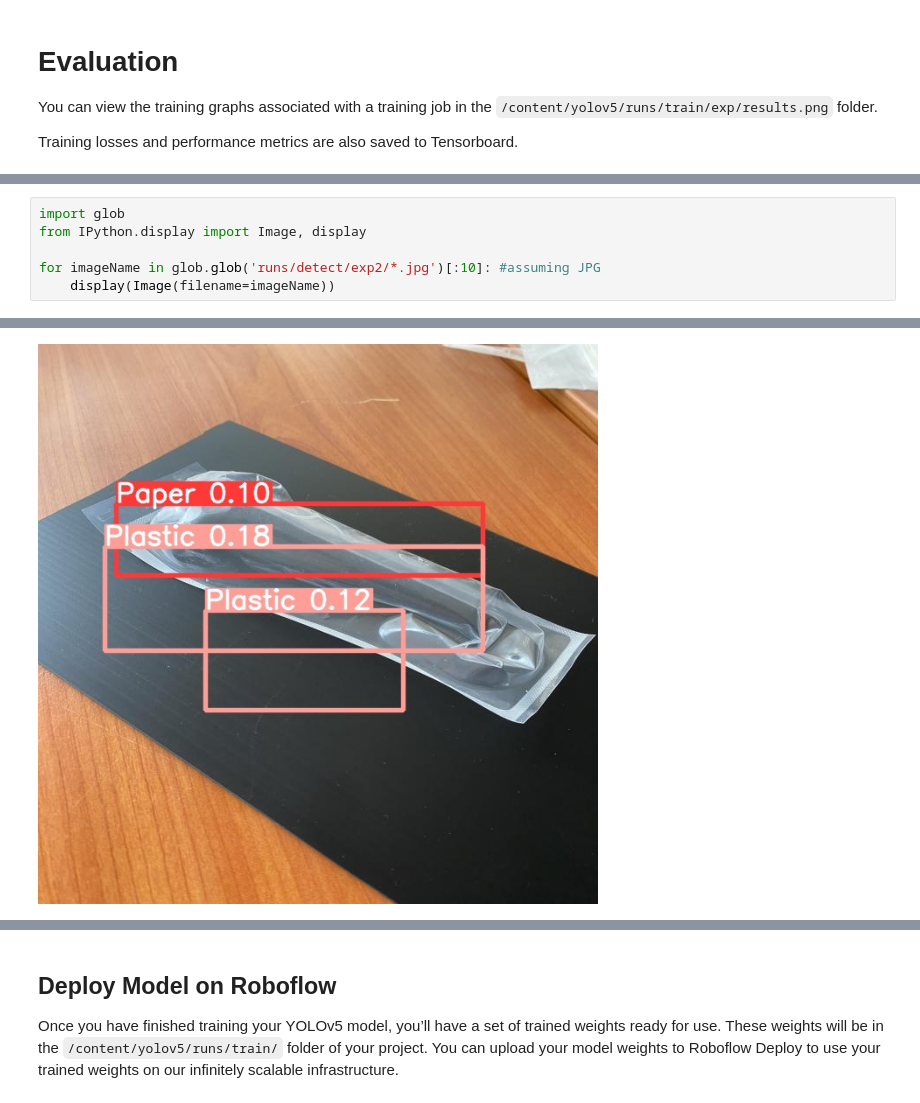
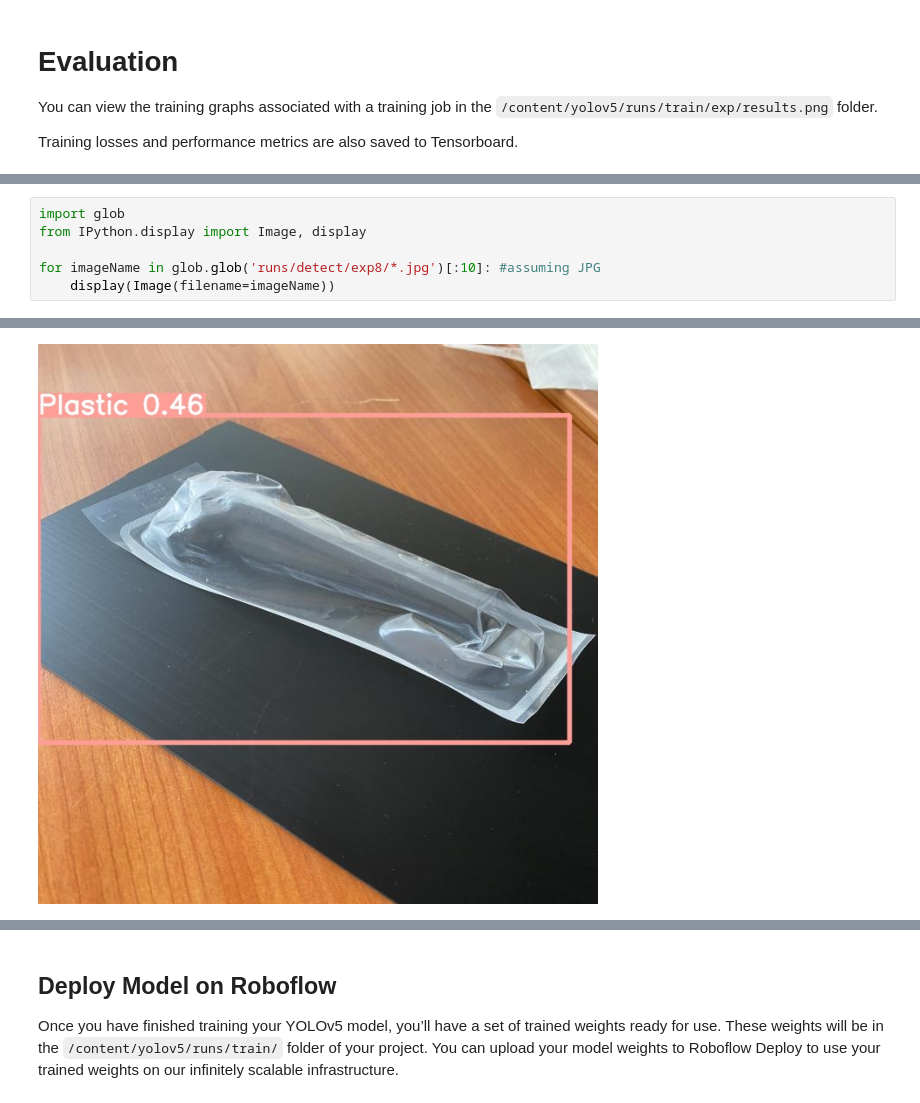
Before and after one commit to evanyan13/hooper, a Jupyter notebook: cv/yolov5.ipynb, the cells around one changed output, grey strips where cells are left out. Saved outputs shown, nothing was run; the diff lists cells and outputs as text.

```diff
--- a/cv/yolov5.ipynb
+++ b/cv/yolov5.ipynb
@@ -158,6 +157,6 @@ Results saved to runs/detect/exp2
 import glob
 from IPython.display import Image, display
 
-for imageName in glob.glob('runs/detect/exp2/*.jpg')[:10]: #assuming JPG
+for imageName in glob.glob('runs/detect/exp8/*.jpg')[:10]: #assuming JPG
     display(Image(filename=imageName))
 # %% [output]
@@ -165 +164 @@ for imageName in glob.glob('runs/detect/exp2/*.jpg')[:10]: #assuming JPG
-[figure, old version]
+[figure, new version]
```
Also changed, not shown: parts of 7 cells of this notebook.
